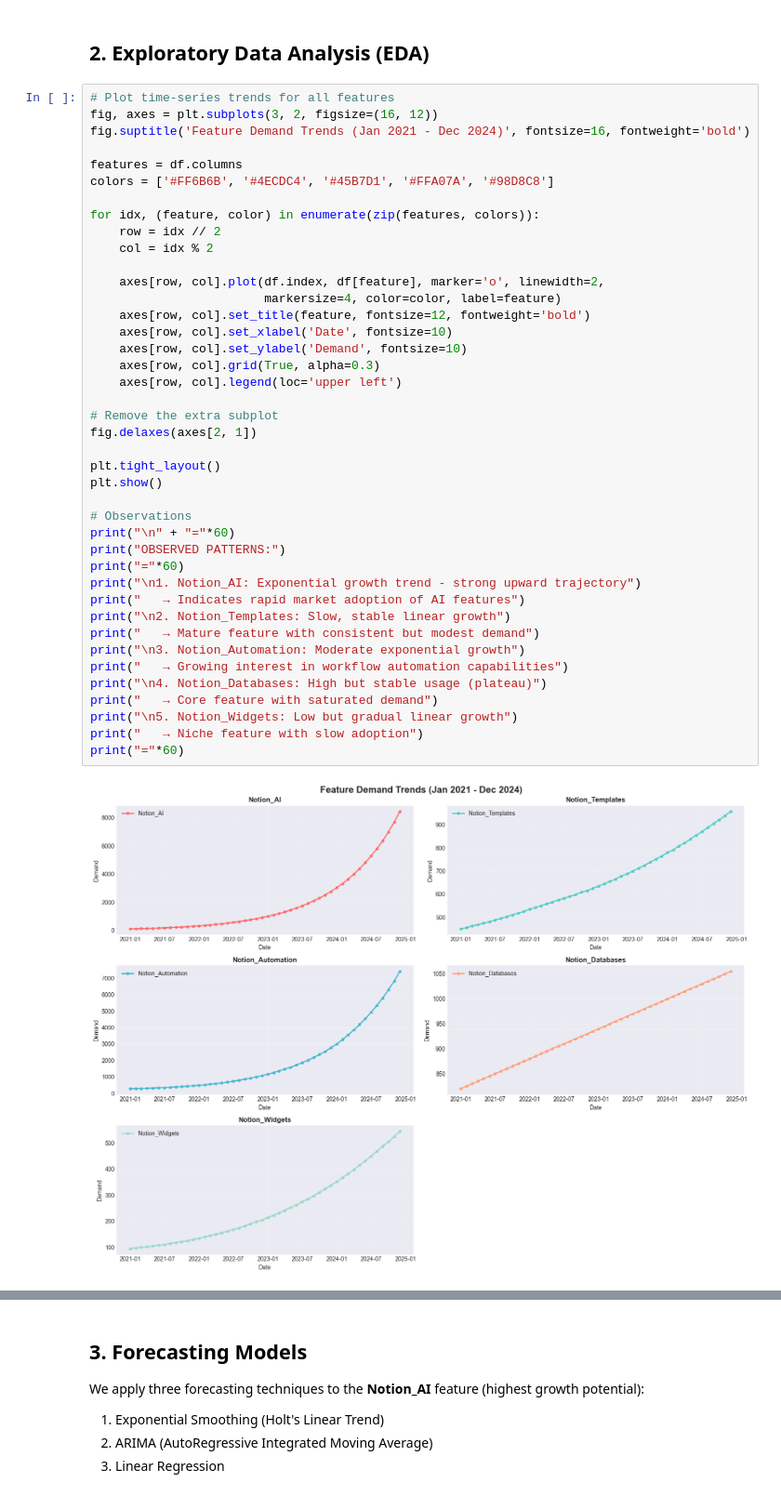
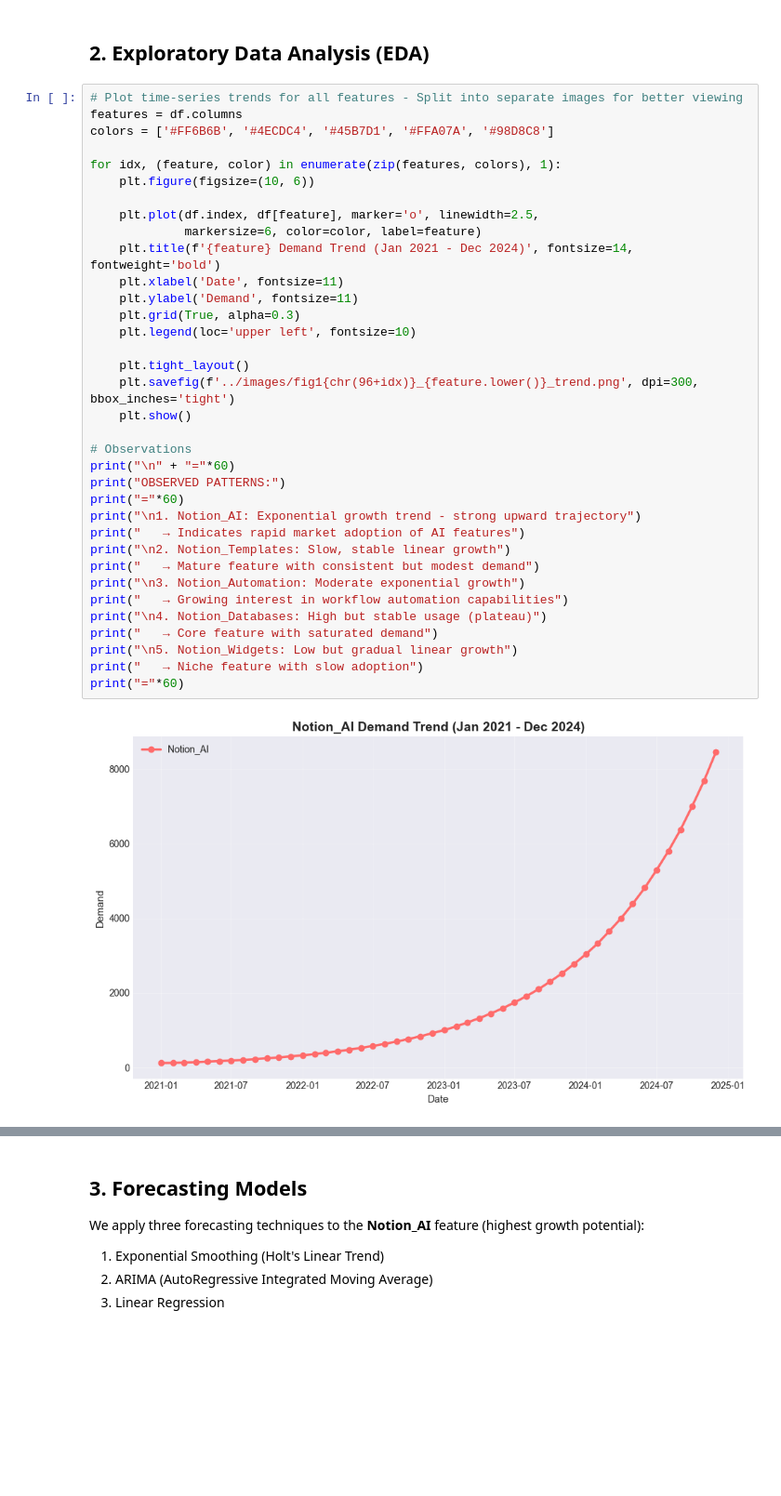
Before and after one commit to manishtandurkar/demand-forecasting, a Jupyter notebook: notebooks/demand_forecasting_analysis.ipynb, the cells around one changed output, grey strips where cells are left out. Shown at 93% size. Drawn from its saved outputs; the diff is of its cells as text; blank space fills up the shorter version.

Commit message:
feat: Add demand forecasting analysis notebook, generated figures, and project .gitignore

```diff
--- a/notebooks/demand_forecasting_analysis.ipynb
+++ b/notebooks/demand_forecasting_analysis.ipynb
@@ -73,45 +79,39 @@ max            545.00
 # %% [markdown]
 ## 2. Exploratory Data Analysis (EDA)
 # %%
-# Plot time-series trends for all features
-fig, axes = plt.subplots(3, 2, figsize=(16, 12))
-fig.suptitle('Feature Demand Trends (Jan 2021 - Dec 2024)', fontsize=16, fontweight='bold')
-
+# Plot time-series trends for all features - Split into separate images for better viewing
 features = df.columns
 colors = ['#FF6B6B', '#4ECDC4', '#45B7D1', '#FFA07A', '#98D8C8']
 
-for idx, (feature, color) in enumerate(zip(features, colors)):
-    row = idx // 2
-    col = idx % 2
+for idx, (feature, color) in enumerate(zip(features, colors), 1):
+    plt.figure(figsize=(10, 6))
 
-    axes[row, col].plot(df.index, df[feature], marker='o', linewidth=2,
-                        markersize=4, color=color, label=feature)
-    axes[row, col].set_title(feature, fontsize=12, fontweight='bold')
-    axes[row, col].set_xlabel('Date', fontsize=10)
-    axes[row, col].set_ylabel('Demand', fontsize=10)
-    axes[row, col].grid(True, alpha=0.3)
-    axes[row, col].legend(loc='upper left')
+    plt.plot(df.index, df[feature], marker='o', linewidth=2.5,
+             markersize=6, color=color, label=feature)
+    plt.title(f'{feature} Demand Trend (Jan 2021 - Dec 2024)', fontsize=14, fontweight='bold')
+    plt.xlabel('Date', fontsize=11)
+    plt.ylabel('Demand', fontsize=11)
+    plt.grid(True, alpha=0.3)
+    plt.legend(loc='upper left', fontsize=10)
 
-# Remove the extra subplot
-fig.delaxes(axes[2, 1])
-
-plt.tight_layout()
-plt.show()
+    plt.tight_layout()
+    plt.savefig(f'../images/fig1{chr(96+idx)}_{feature.lower()}_trend.png', dpi=300, bbox_inches='tight')
+    plt.show()
 
 # Observations
 print("\n" + "="*60)
 print("OBSERVED PATTERNS:")
 print("="*60)
 print("\n1. Notion_AI: Exponential growth trend - strong upward trajectory")
 print("   → Indicates rapid market adoption of AI features")
 print("\n2. Notion_Templates: Slow, stable linear growth")
 print("   → Mature feature with consistent but modest demand")
 print("\n3. Notion_Automation: Moderate exponential growth")
 print("   → Growing interest in workflow automation capabilities")
 print("\n4. Notion_Databases: High but stable usage (plateau)")
 print("   → Core feature with saturated demand")
 print("\n5. Notion_Widgets: Low but gradual linear growth")
 print("   → Niche feature with slow adoption")
 print("="*60)
 # %% [output]
-[figure, old version]
+[figure, new version]
```
Also changed, not shown: parts of 9 cells of this notebook, 16 other files.
